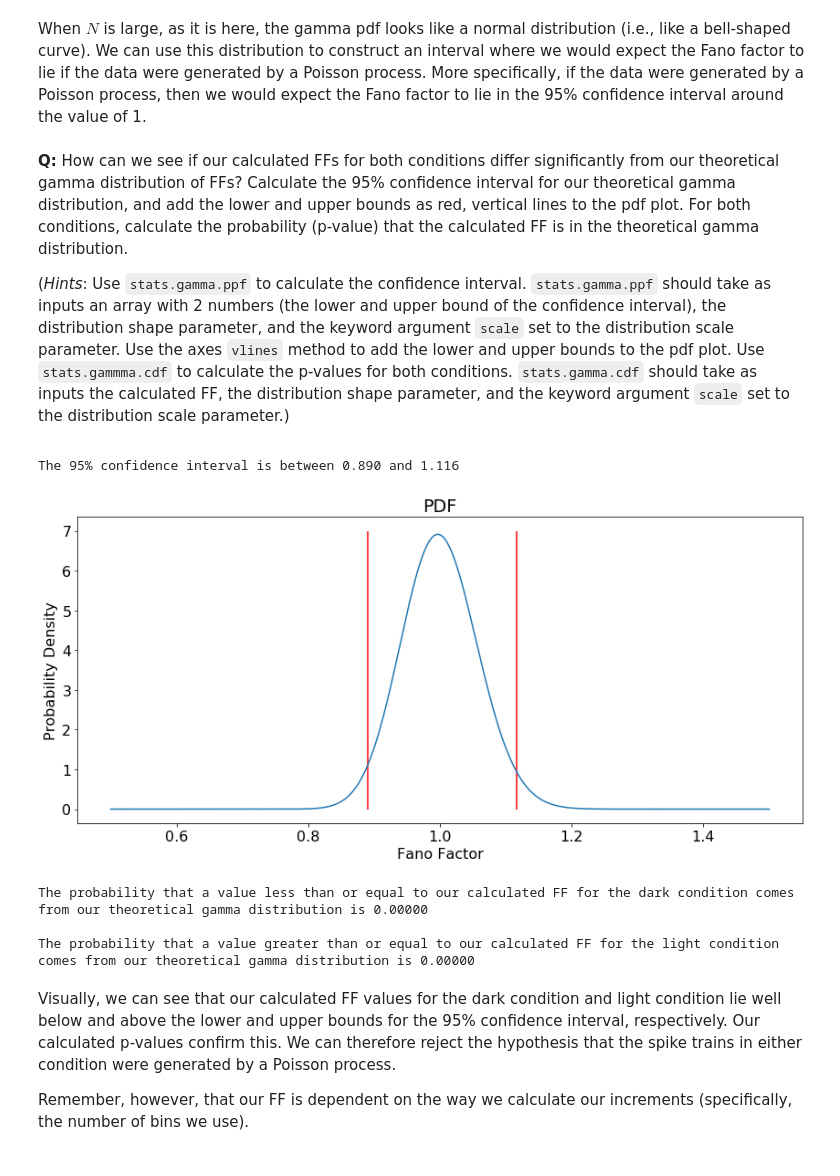
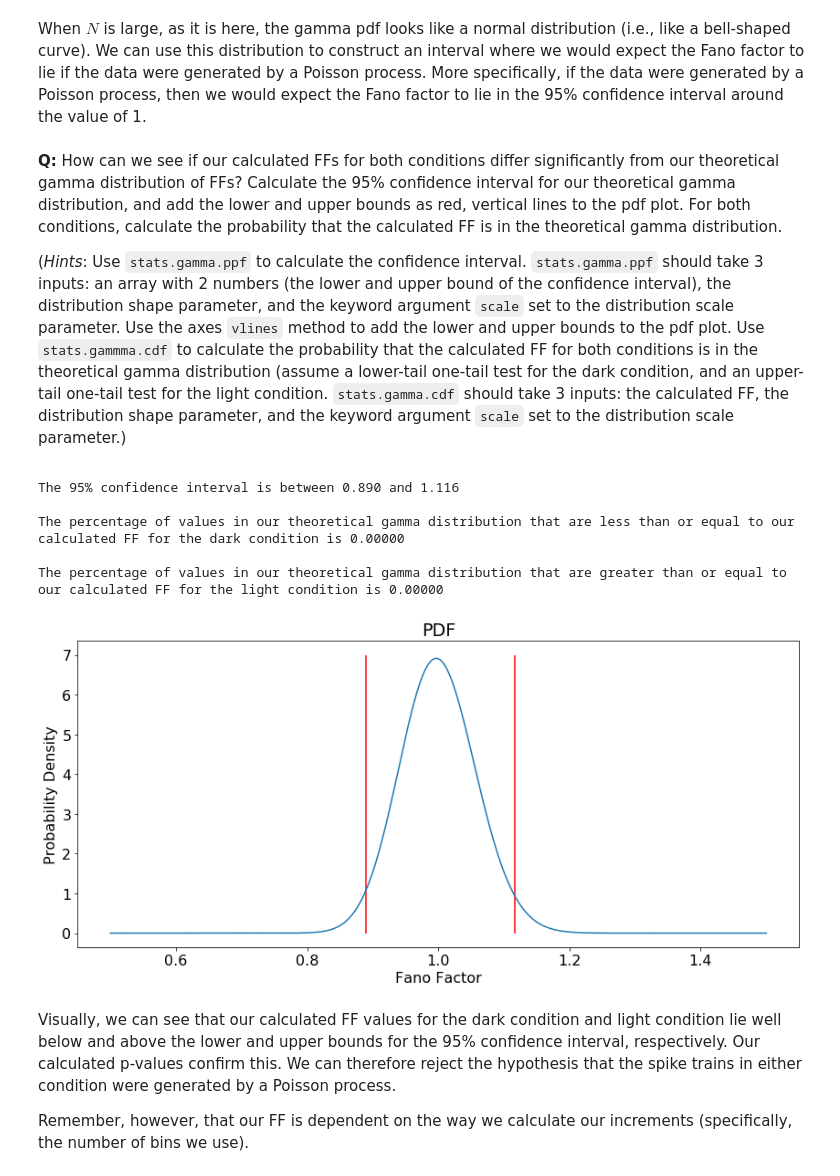
Before and after one commit to jaib1/Case-Studies-Python, a Jupyter notebook: content/08/basic-visualizations-and-descriptive-statistics-of-spike-train-data.ipynb, the cells around one changed output. Cells and saved outputs as stored; diff of their text form; code cells hidden in the pictures.

```diff
--- a/content/08/basic-visualizations-and-descriptive-statistics-of-spike-train-data.ipynb
+++ b/content/08/basic-visualizations-and-descriptive-statistics-of-spike-train-data.ipynb
@@ -522,10 +510,9 @@ One question that arises quite often is how variable these binned counts are. To
 # %%
 ## Calculate the FF for both conditions
 
-ff_dark_50 = increment_dark.var() / increment_dark.mean()
-ff_light_50 = increment_light.var() / increment_light.mean()
+ff_dark_50 = increment_dark_50.var() / increment_dark_50.mean()
+ff_light_50 = increment_light_50.var() / increment_light_50.mean()
 
-# Use `print(f'...')` to print formatted strings (round to 3 places past decimal).
-print(f'ff_dark_50 = {ff_dark_50:.3f}')
-print(f'ff_light_50 = {ff_light_50:.3f}')
+print(f'ff_dark_50 = {ff_dark_50:.2f}')
+print(f'ff_light_50 = {ff_light_50:.2f}')
 # %% [output]
@@ -580,40 +567,47 @@ When $N$ is large, as it is here, the gamma pdf looks like a normal distribution
 # %% [markdown]
 <div class="question">
 
-**Q:** How can we see if our calculated FFs for both conditions differ significantly from our theoretical gamma distribution of FFs? Calculate the 95% confidence interval for our theoretical gamma distribution, and add the lower and upper bounds as red, vertical lines to the pdf plot. For both conditions, calculate the probability (p-value) that the calculated FF is in the theoretical gamma distribution.
+**Q:** How can we see if our calculated FFs for both conditions differ significantly from our theoretical gamma distribution of FFs? Calculate the 95% confidence interval for our theoretical gamma distribution, and add the lower and upper bounds as red, vertical lines to the pdf plot. For both conditions, calculate the probability that the calculated FF is in the theoretical gamma distribution.
 
-(*Hints*: Use `stats.gamma.ppf` to calculate the confidence interval. `stats.gamma.ppf` should take as inputs an array with 2 numbers (the lower and upper bound of the confidence interval), the distribution shape parameter, and the keyword argument `scale` set to the distribution scale parameter. Use the axes `vlines` method to add the lower and upper bounds to the pdf plot. Use `stats.gammma.cdf` to calculate the p-values for both conditions. `stats.gamma.cdf` should take as inputs the calculated FF, the distribution shape parameter, and the keyword argument `scale` set to the distribution scale parameter.)
+(*Hints*: Use `stats.gamma.ppf` to calculate the confidence interval. `stats.gamma.ppf` should take 3 inputs: an array with 2 numbers (the lower and upper bound of the confidence interval), the distribution shape parameter, and the keyword argument `scale` set to the distribution scale parameter. Use the axes `vlines` method to add the lower and upper bounds to the pdf plot. Use `stats.gammma.cdf` to calculate the probability that the calculated FF for both conditions is in the theoretical gamma distribution (assume a lower-tail one-tail test for the dark condition, and an upper-tail one-tail test for the light condition. `stats.gamma.cdf` should take 3 inputs: the calculated FF, the distribution shape parameter, and the keyword argument `scale` set to the distribution scale parameter.)
 
 </div>
-# %%
-## Calculate 95% condience interval and add it to pdf plot
-
-ci = stats.gamma.ppf([.025, .975], shape, scale=scale)
-print('The 95% confidence interval is between {:.3f} and {:.3f}'.format(ci[0], ci[1]))
-ax6.vlines(ci[0], ymin=0, ymax=7, color='r')
-ax6.vlines(ci[1], ymin=0, ymax=7, color='r')
-fig6 # show figure
-# %% [output]
-The 95% confidence interval is between 0.890 and 1.116
-[figure, removed]
 # %%
-## Calculate p-values for dark and light conditions
+## Calculate 95% confidence intervals for the gamma distribution of FF factors
+## and add the bounds as vertical lines to the pdf plot. Then calculate one-tailed p-values for
+## the probability that the calculated FFs for each condition belong to the gamma distribution.
+
+# Calculate and plot 95% confidence intervals:
+
+ci_95 = stats.gamma.ppf([.025, .975], shape, scale=scale)
+print('The 95% confidence interval is between {:.3f} and {:.3f}'.format(ci_95[0], ci_95[1]))
+ax6.vlines(ci_95[0], ymin=0, ymax=7, color='r')
+ax6.vlines(ci_95[1], ymin=0, ymax=7, color='r')
+
+# Calculate probability of finding our computed FF for dark and light conditions within theoretical
+# gamma distribution:
 
 p_ff_dark = stats.gamma.cdf(ff_dark_50, shape, scale=scale) # cdf from lower bound to `ff_dark_50`
 p_ff_light = 1 - stats.gamma.cdf(ff_light_50, shape, scale=scale) # cdf from`ff_light_50` to upper bound
 
-# Print our interpretations of the p-values (rounded to 5 places past decimal)
-print('The probability that a value less than or equal to our calculated FF ' \
-      'for the dark condition comes from our theoretical gamma distribution is ' \
+# Print our interpretations of the `p_ff_dark` and `p_ff_light` (rounded to 5 places past decimal).
+print('\nThe percentage of values in our theoretical gamma distribution that are ' \
+      'less than or equal to our calculated FF for the dark condition is ' \
       '{:.5f}'.format(p_ff_dark))
 
-print('\nThe probability that a value greater than or equal to our calculated FF ' \
-      'for the light condition comes from our theoretical gamma distribution is ' \
-      '{:.5f}'.format(p_ff_dark))
+print('\nThe percentage of values in our theoretical gamma distribution that are ' \
+      'greater than or equal to our calculated FF for the light condition is ' \
+      '{:.5f}'.format(p_ff_light))
+
+# Show figure.
+fig6
 # %% [output]
-The probability that a value less than or equal to our calculated FF for the dark condition comes from our theoretical gamma distribution is 0.00000
+The 95% confidence interval is between 0.890 and 1.116
 
-The probability that a value greater than or equal to our calculated FF for the light condition comes from our theoretical gamma distribution is 0.00000
+The percentage of values in our theoretical gamma distribution that are less than or equal to our calculated FF for the dark condition is 0.00000
+
+The percentage of values in our theoretical gamma distribution that are greater than or equal to our calculated FF for the light condition is 0.00000
+[figure, added]
 # %% [markdown]
 Visually, we can see that our calculated FF values for the dark condition and light condition lie well below and above the lower and upper bounds for the 95% confidence interval, respectively. Our calculated p-values confirm this. We can therefore reject the hypothesis that the spike trains in either condition were generated by a Poisson process.
 
```
Also changed, not shown: parts of 142 cells of this notebook.
